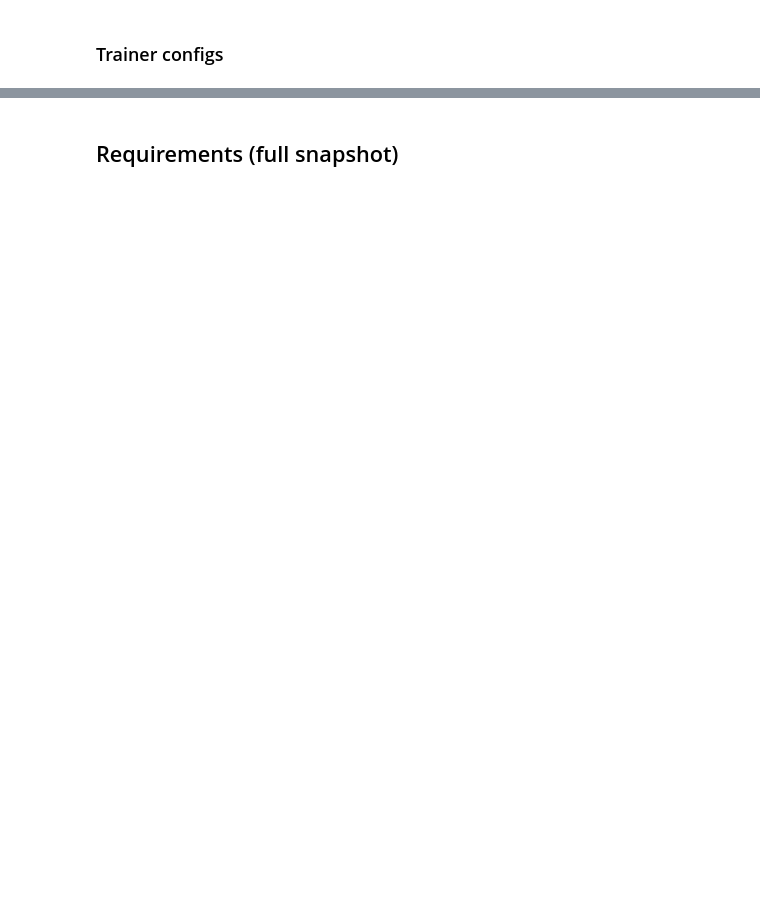
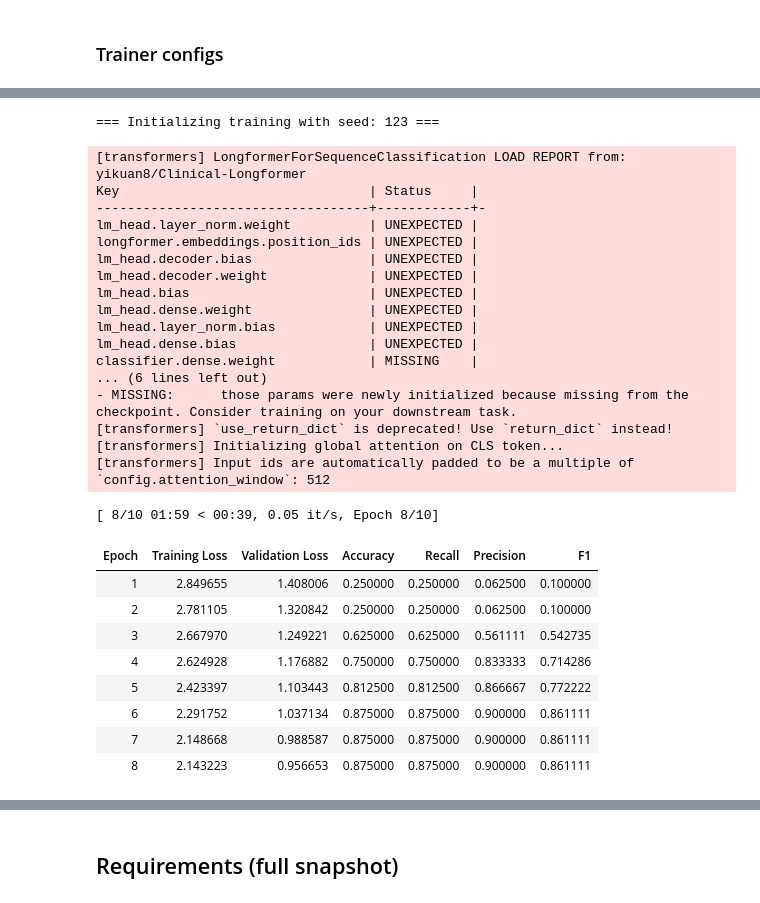
Before and after one commit to Francesco-Alb/biomed-ie-distill-xai, a Jupyter notebook: notebooks/04_re_training.ipynb, the cells around one changed output, grey strips where cells are left out. Saved outputs shown, nothing was run; the diff lists cells and outputs as text; code cells hidden in the pictures; blank space fills up the shorter version.

```diff
--- a/notebooks/04_re_training.ipynb
+++ b/notebooks/04_re_training.ipynb
@@ -512,15 +551,2 @@ trainable params: 1,181,954 || all params: 149,842,948 || trainable%: 0.7888
 # %% [markdown]
 ### Trainer configs
-# %%
-seed_list = sorted({1, 42, 123})
-
-if config.env.smoke_test:
-    seed_list = [1, 2]
-    n_samples = 64
-    print(f"ℹ️ Dataset downsampled for smoke-test ({n_samples} samples per split)")
-    tokenized_dataset = DatasetDict({
-        split: tokenized_dataset[split]
-        .shuffle(seed=config.env.seed)
-        .select(range(n_samples))
-        for split in tokenized_dataset.keys()
-    })
@@ -528,0 +553,22 @@ if config.env.smoke_test:
+# %%
+seed_list = sorted({1, 42, 123})
+
+if config.env.smoke_test:
+    seed_list = [1, 2]
+    print("ℹ️ Applying balanced stratified downsampling for smoke-test...")
+    tokenized_dataset = create_balanced_stratified_subset(
+        dataset_dict=tokenized_dataset,
+        n_samples=64,
+        seed=config.env.seed,
+        label_column="labels"
+    )
+
+elif config.env.overfit_test:
+    seed_list = [1]
+    print("ℹ️ Applying balanced stratified downsampling for overfit-test...")
+    tokenized_dataset = create_balanced_stratified_subset(
+        dataset_dict=tokenized_dataset,
+        n_samples=16,
+        seed=config.env.seed,
+        label_column="labels"
+    )
@@ -533,7 +581,8 @@ early_stopping = EarlyStoppingCallback(
 )
 training_strategy = "epoch"
 eval_metric = "eval_f1"
-compute_metrics_fn = partial(compute_metrics_re, average="binary")
+average_strategy = "binary" if config.model.align_labels else "macro"
+compute_metrics_fn = partial(compute_metrics_re, average=average_strategy)
 
 output_dir = config.model.re_output_dir / config.model.re_model_name
 output_dir.mkdir(parents=True, exist_ok=True)
@@ -551,8 +600,8 @@ baseline_training_args = TrainingArguments(
     fp16 = not torch.cuda.is_bf16_supported(),
 
     # ------------------------------------------------- Throughput Optimizations
-    per_device_train_batch_size = 16 if IS_KAGGLE else 8,
-    per_device_eval_batch_size = 16 if IS_KAGGLE else 8,
+    per_device_train_batch_size = 8,     # `16 if IS_KAGGLE else 8` if not using `all-linear`,
+    per_device_eval_batch_size = 8,      # same as above
     gradient_accumulation_steps = 2,
     eval_accumulation_steps = 2,
     dataloader_num_workers = 2,
@@ -610,17 +659,46 @@ seed_list = [1]
 # %%
 # Start training(s)
 for seed in seed_list:
     train_single_seed(
         seed=seed,
         baseline_training_args=baseline_training_args,
         model_checkpoint=config.model.re_model_checkpoint,
         model_config=model_config,
         peft_config=peft_config,
         train_dataset=tokenized_dataset["train"],
         eval_dataset=tokenized_dataset["validation"] if not config.env.overfit_test else tokenized_dataset["train"],
-        class_weights=weight_values,
+        class_weights=weight_values if not config.env.overfit_test else None,
         compute_metrics_fn=compute_metrics_fn,
         data_collator=data_collator,
         early_stopping=early_stopping,
         eval_metric=eval_metric,
     )
+# %% [output]
+=== Initializing training with seed: 123 ===
+[transformers] LongformerForSequenceClassification LOAD REPORT from: yikuan8/Clinical-Longformer
+Key                                | Status     |
+-----------------------------------+------------+-
+lm_head.layer_norm.weight          | UNEXPECTED |
+longformer.embeddings.position_ids | UNEXPECTED |
+lm_head.decoder.bias               | UNEXPECTED |
+lm_head.decoder.weight             | UNEXPECTED |
+lm_head.bias                       | UNEXPECTED |
+lm_head.dense.weight               | UNEXPECTED |
+lm_head.layer_norm.bias            | UNEXPECTED |
+lm_head.dense.bias                 | UNEXPECTED |
+classifier.dense.weight            | MISSING    |
+... (6 lines left out)
+- MISSING:      those params were newly initialized because missing from the checkpoint. Consider training on your downstream task.
+[transformers] `use_return_dict` is deprecated! Use `return_dict` instead!
+[transformers] Initializing global attention on CLS token...
+[transformers] Input ids are automatically padded to be a multiple of `config.attention_window`: 512
+[ 8/10 01:59 < 00:39, 0.05 it/s, Epoch 8/10]
+| Epoch | Training Loss | Validation Loss | Accuracy | Recall | Precision | F1 |
+| 1 | 2.849655 | 1.408006 | 0.250000 | 0.250000 | 0.062500 | 0.100000 |
+| 2 | 2.781105 | 1.320842 | 0.250000 | 0.250000 | 0.062500 | 0.100000 |
+| 3 | 2.667970 | 1.249221 | 0.625000 | 0.625000 | 0.561111 | 0.542735 |
+| 4 | 2.624928 | 1.176882 | 0.750000 | 0.750000 | 0.833333 | 0.714286 |
+| 5 | 2.423397 | 1.103443 | 0.812500 | 0.812500 | 0.866667 | 0.772222 |
+| 6 | 2.291752 | 1.037134 | 0.875000 | 0.875000 | 0.900000 | 0.861111 |
+| 7 | 2.148668 | 0.988587 | 0.875000 | 0.875000 | 0.900000 | 0.861111 |
+| 8 | 2.143223 | 0.956653 | 0.875000 | 0.875000 | 0.900000 | 0.861111 |
```
Also changed, not shown: parts of 21 cells of this notebook, 2 other files.
